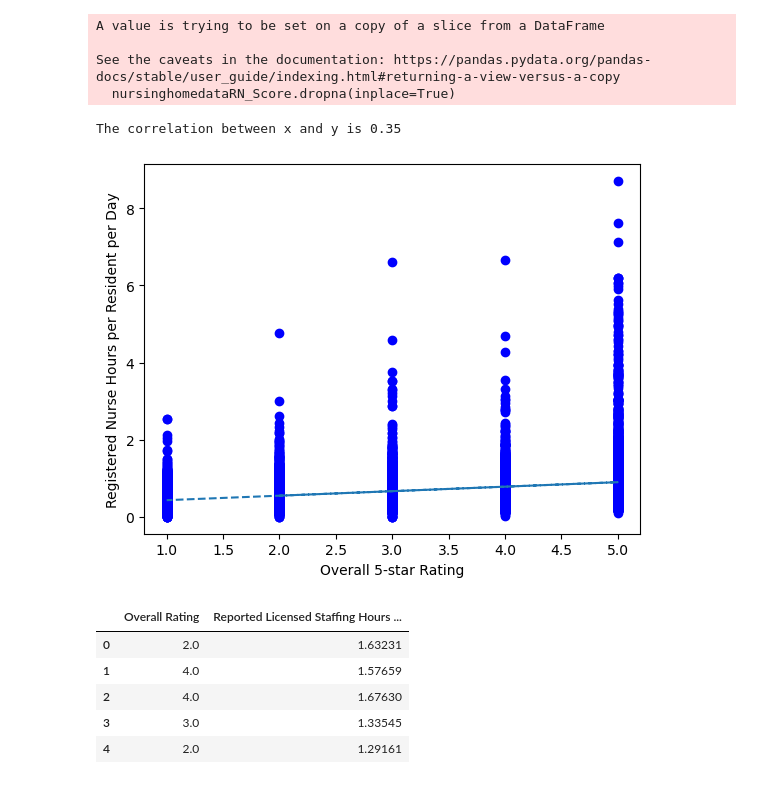
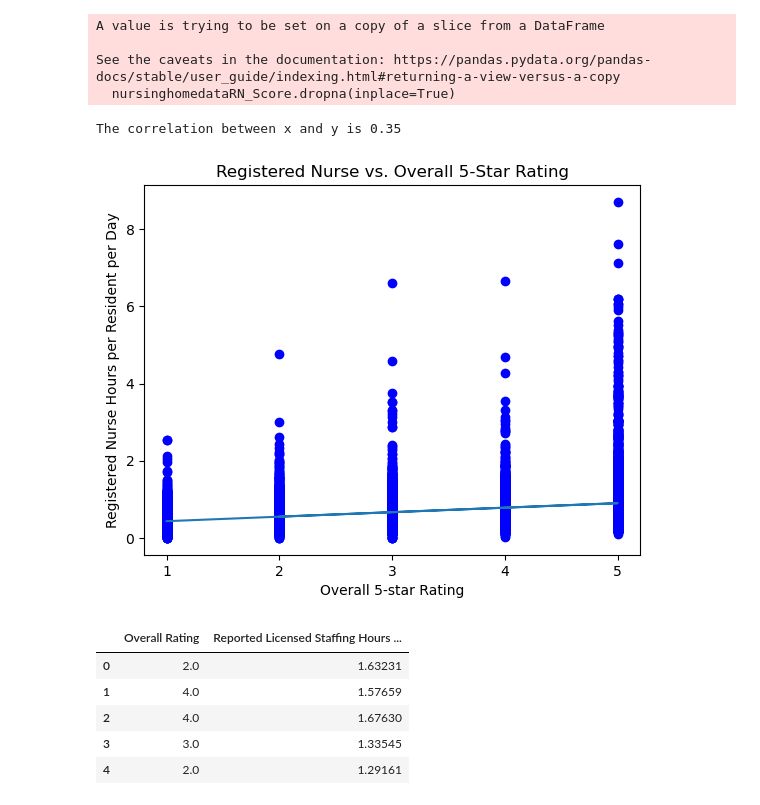
Before and after one commit to mcscodes/Project-1-Data-Visualization, a Jupyter notebook: NursingHomeDataVisualization.ipynb, the cells around one changed output. Saved outputs shown, nothing was run; the diff lists cells and outputs as text; code cells hidden in the pictures.

```diff
--- a/NursingHomeDataVisualization.ipynb
+++ b/NursingHomeDataVisualization.ipynb
@@ -815,25 +819,27 @@ See the caveats in the documentation: https://pandas.pydata.org/pandas-docs/stab
 # %%
 # Check correlation between "Reported RN Staffing Hours per Resident per Day" against "Overall Rating"
 overall_score = nursinghomedataRN_Score["Overall Rating"]
 RN_score = nursinghomedataRN_Score["Reported RN Staffing Hours per Resident per Day"]
 
 correlation = st.pearsonr(overall_score, RN_score)
 print(f"The correlation between x and y is {round(correlation[0],2)}")
 
 # Create scatter plot
 x_values = overall_score
 y_values = RN_score
 (slope, intercept, rvalue, pvalue, stderr) = st.linregress(x_values, y_values)
 regress_values = x_values * slope + intercept
 plt.scatter(overall_score, RN_score, color='b')
-plt.plot(overall_score, regress_values, "--")
+plt.plot(overall_score, regress_values)
 plt.xlabel('Overall 5-star Rating')
 plt.ylabel('Registered Nurse Hours per Resident per Day')
+plt.xticks(range(int(min(overall_score)), int(max(overall_score)) + 1))
+plt.title("Registered Nurse vs. Overall 5-Star Rating")
 plt.grid(False)
 plt.show()
 # %% [output]
 The correlation between x and y is 0.35
-[figure, old version]
+[figure, new version]
 # %%
 # reducing to only look at Nurse Staffing vs. Total Health Score
 nursinghomedataLic_Score=nursinghomedata[[
```
Also changed, not shown: parts of 21 cells of this notebook.
